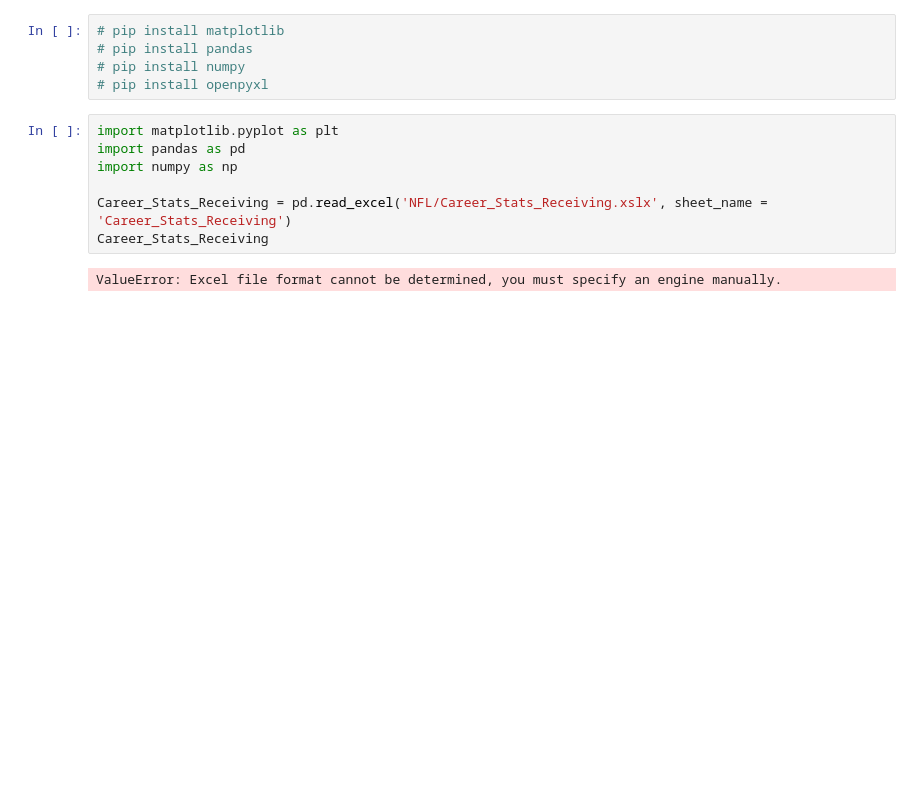
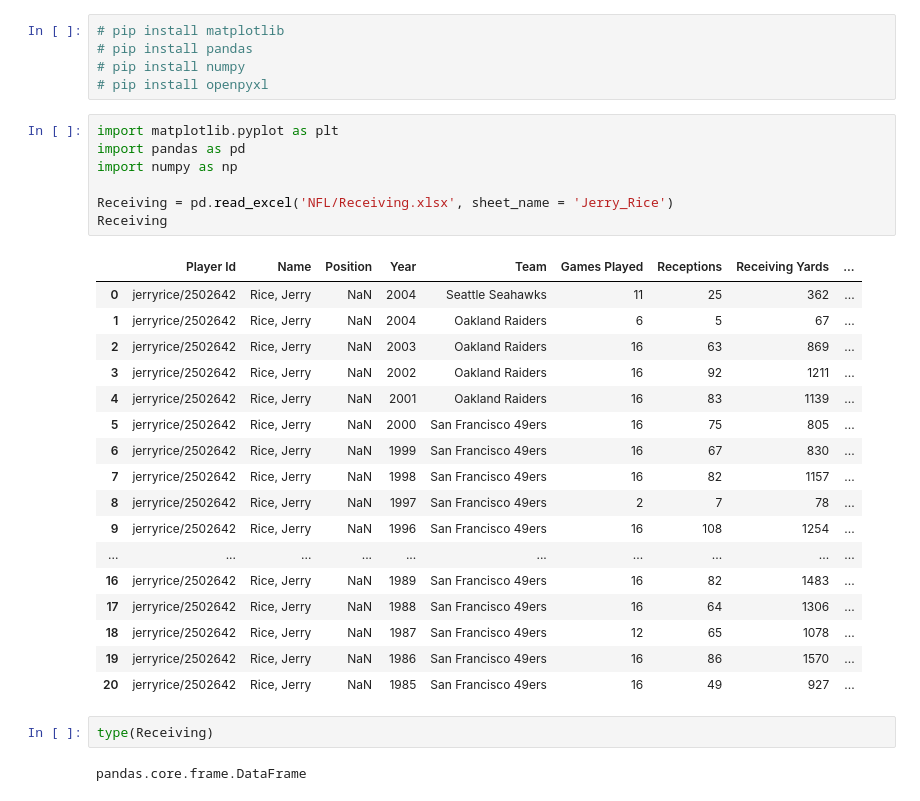
Before and after one commit to demonike84/NFL-Best-Of, a Jupyter notebook: Untitled.ipynb, the cells around one changed output. Saved outputs shown, nothing was run; the diff lists cells and outputs as text; blank space fills up the shorter version.

Commit message:
No errors

```diff
--- a/Untitled.ipynb
+++ b/Untitled.ipynb
@@ -6,9 +6,29 @@
 # %%
 import matplotlib.pyplot as plt
 import pandas as pd
 import numpy as np
 
-Career_Stats_Receiving = pd.read_excel('NFL/Career_Stats_Receiving.xslx', sheet_name = 'Career_Stats_Receiving')
-Career_Stats_Receiving
+Receiving = pd.read_excel('NFL/Receiving.xlsx', sheet_name = 'Jerry_Rice')
+Receiving
 # %% [output]
-ValueError: Excel file format cannot be determined, you must specify an engine manually.
+|  | Player Id | Name | Position | Year | Team | Games Played | Receptions | Receiving Yards | ... |
+| 0 | jerryrice/2502642 | Rice, Jerry | NaN | 2004 | Seattle Seahawks | 11 | 25 | 362 | ... |
+| 1 | jerryrice/2502642 | Rice, Jerry | NaN | 2004 | Oakland Raiders | 6 | 5 | 67 | ... |
+| 2 | jerryrice/2502642 | Rice, Jerry | NaN | 2003 | Oakland Raiders | 16 | 63 | 869 | ... |
+| 3 | jerryrice/2502642 | Rice, Jerry | NaN | 2002 | Oakland Raiders | 16 | 92 | 1211 | ... |
+| 4 | jerryrice/2502642 | Rice, Jerry | NaN | 2001 | Oakland Raiders | 16 | 83 | 1139 | ... |
+| 5 | jerryrice/2502642 | Rice, Jerry | NaN | 2000 | San Francisco 49ers | 16 | 75 | 805 | ... |
+| 6 | jerryrice/2502642 | Rice, Jerry | NaN | 1999 | San Francisco 49ers | 16 | 67 | 830 | ... |
+| 7 | jerryrice/2502642 | Rice, Jerry | NaN | 1998 | San Francisco 49ers | 16 | 82 | 1157 | ... |
+| 8 | jerryrice/2502642 | Rice, Jerry | NaN | 1997 | San Francisco 49ers | 2 | 7 | 78 | ... |
+| 9 | jerryrice/2502642 | Rice, Jerry | NaN | 1996 | San Francisco 49ers | 16 | 108 | 1254 | ... |
+| ... | ... | ... | ... | ... | ... | ... | ... | ... | ... |
+| 16 | jerryrice/2502642 | Rice, Jerry | NaN | 1989 | San Francisco 49ers | 16 | 82 | 1483 | ... |
+| 17 | jerryrice/2502642 | Rice, Jerry | NaN | 1988 | San Francisco 49ers | 16 | 64 | 1306 | ... |
+| 18 | jerryrice/2502642 | Rice, Jerry | NaN | 1987 | San Francisco 49ers | 12 | 65 | 1078 | ... |
+| 19 | jerryrice/2502642 | Rice, Jerry | NaN | 1986 | San Francisco 49ers | 16 | 86 | 1570 | ... |
+| 20 | jerryrice/2502642 | Rice, Jerry | NaN | 1985 | San Francisco 49ers | 16 | 49 | 927 | ... |
+# %%
+type(Receiving)
+# %% [output]
+pandas.core.frame.DataFrame
```
Also changed, not shown: parts of 6 cells of this notebook, 2 other files.
